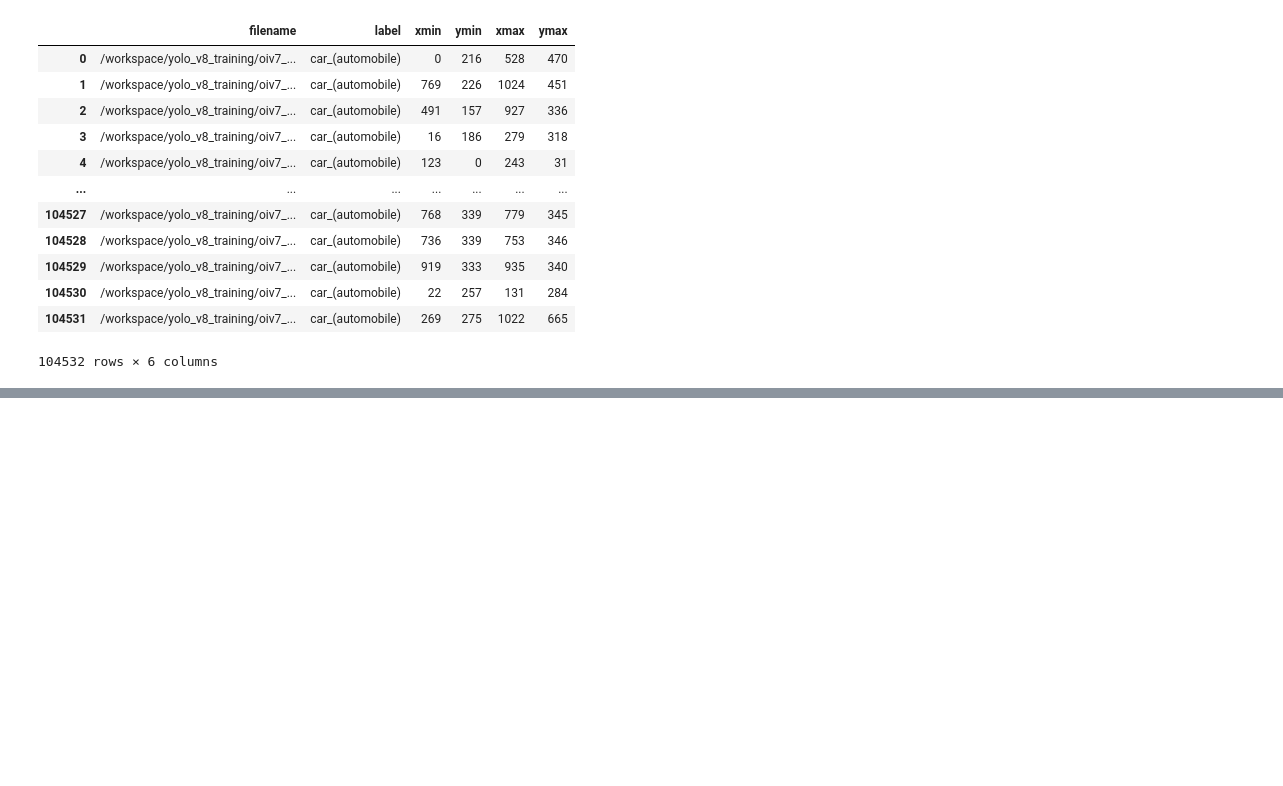
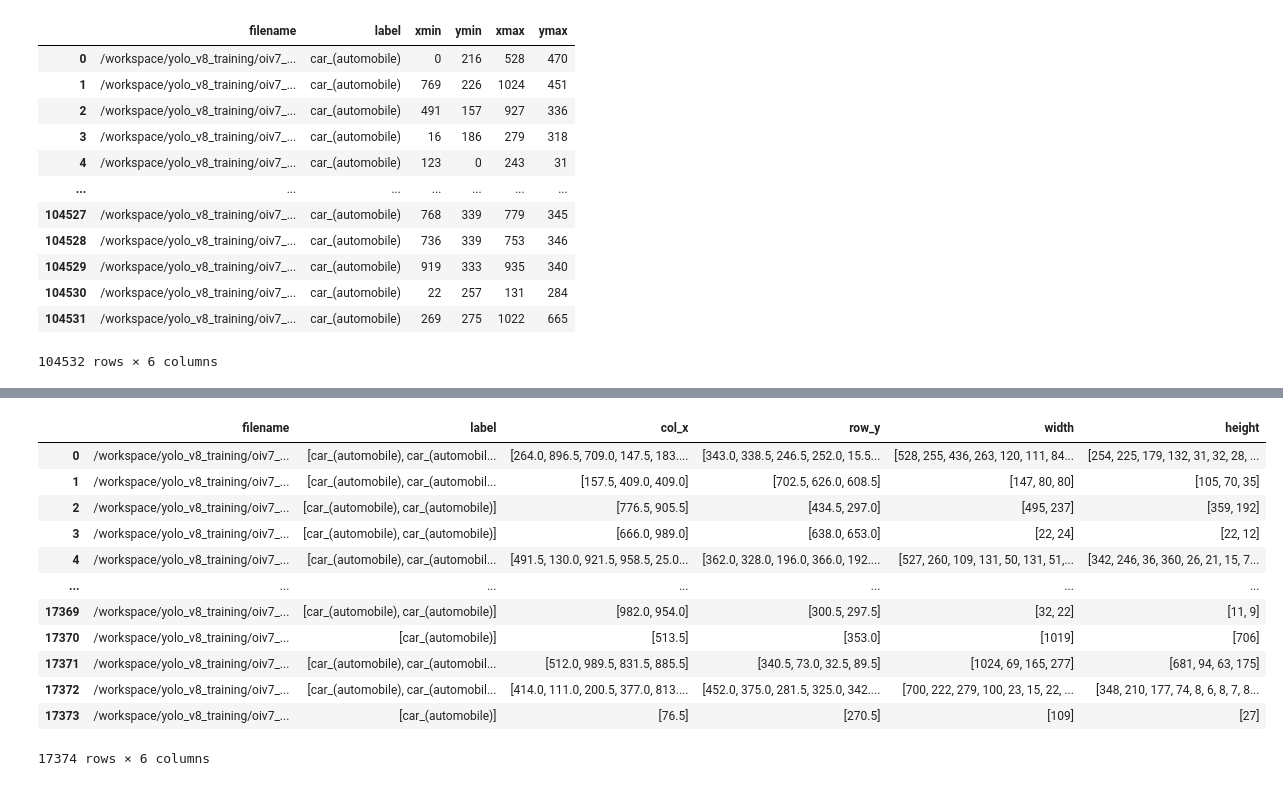
Before and after one commit to dnth/data-flywheel, a Jupyter notebook: notebooks/voc_to_fdannot.ipynb, the cells around one changed output, grey strips where cells are left out. Drawn from its saved outputs; the diff is of its cells as text; code cells hidden in the pictures; blank space fills up the shorter version.

```diff
--- a/notebooks/voc_to_fdannot.ipynb
+++ b/notebooks/voc_to_fdannot.ipynb
@@ -171,0 +206,16 @@ See the caveats in the documentation: https://pandas.pydata.org/pandas-docs/stab
+# %%
+agg_df
+# %% [output]
+|  | filename | label | col_x | row_y | width | height |
+| 0 | /workspace/yolo_v8_training/oiv7_... | [car_(automobile), car_(automobil... | [264.0, 896.5, 709.0, 147.5, 183.... | [343.0, 338.5, 246.5, 252.0, 15.5... | [528, 255, 436, 263, 120, 111, 84... | [254, 225, 179, 132, 31, 32, 28, ... |
+| 1 | /workspace/yolo_v8_training/oiv7_... | [car_(automobile), car_(automobil... | [157.5, 409.0, 409.0] | [702.5, 626.0, 608.5] | [147, 80, 80] | [105, 70, 35] |
+| 2 | /workspace/yolo_v8_training/oiv7_... | [car_(automobile), car_(automobile)] | [776.5, 905.5] | [434.5, 297.0] | [495, 237] | [359, 192] |
+| 3 | /workspace/yolo_v8_training/oiv7_... | [car_(automobile), car_(automobile)] | [666.0, 989.0] | [638.0, 653.0] | [22, 24] | [22, 12] |
+| 4 | /workspace/yolo_v8_training/oiv7_... | [car_(automobile), car_(automobil... | [491.5, 130.0, 921.5, 958.5, 25.0... | [362.0, 328.0, 196.0, 366.0, 192.... | [527, 260, 109, 131, 50, 131, 51,... | [342, 246, 36, 360, 26, 21, 15, 7... |
+| ... | ... | ... | ... | ... | ... | ... |
+| 17369 | /workspace/yolo_v8_training/oiv7_... | [car_(automobile), car_(automobile)] | [982.0, 954.0] | [300.5, 297.5] | [32, 22] | [11, 9] |
+| 17370 | /workspace/yolo_v8_training/oiv7_... | [car_(automobile)] | [513.5] | [353.0] | [1019] | [706] |
+| 17371 | /workspace/yolo_v8_training/oiv7_... | [car_(automobile), car_(automobil... | [512.0, 989.5, 831.5, 885.5] | [340.5, 73.0, 32.5, 89.5] | [1024, 69, 165, 277] | [681, 94, 63, 175] |
+| 17372 | /workspace/yolo_v8_training/oiv7_... | [car_(automobile), car_(automobil... | [414.0, 111.0, 200.5, 377.0, 813.... | [452.0, 375.0, 281.5, 325.0, 342.... | [700, 222, 279, 100, 23, 15, 22, ... | [348, 210, 177, 74, 8, 6, 8, 7, 8... |
+| 17373 | /workspace/yolo_v8_training/oiv7_... | [car_(automobile)] | [76.5] | [270.5] | [109] | [27] |
+17374 rows × 6 columns
```
Also changed, not shown: parts of 8 cells of this notebook.
